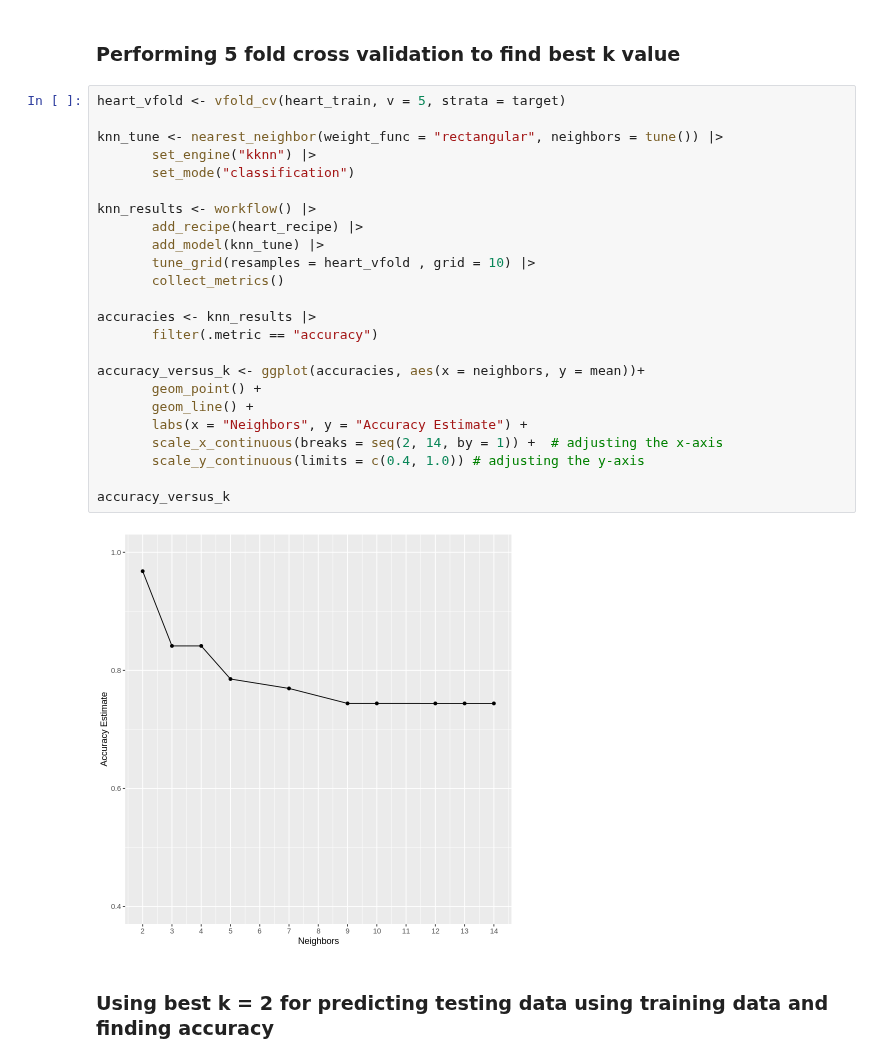
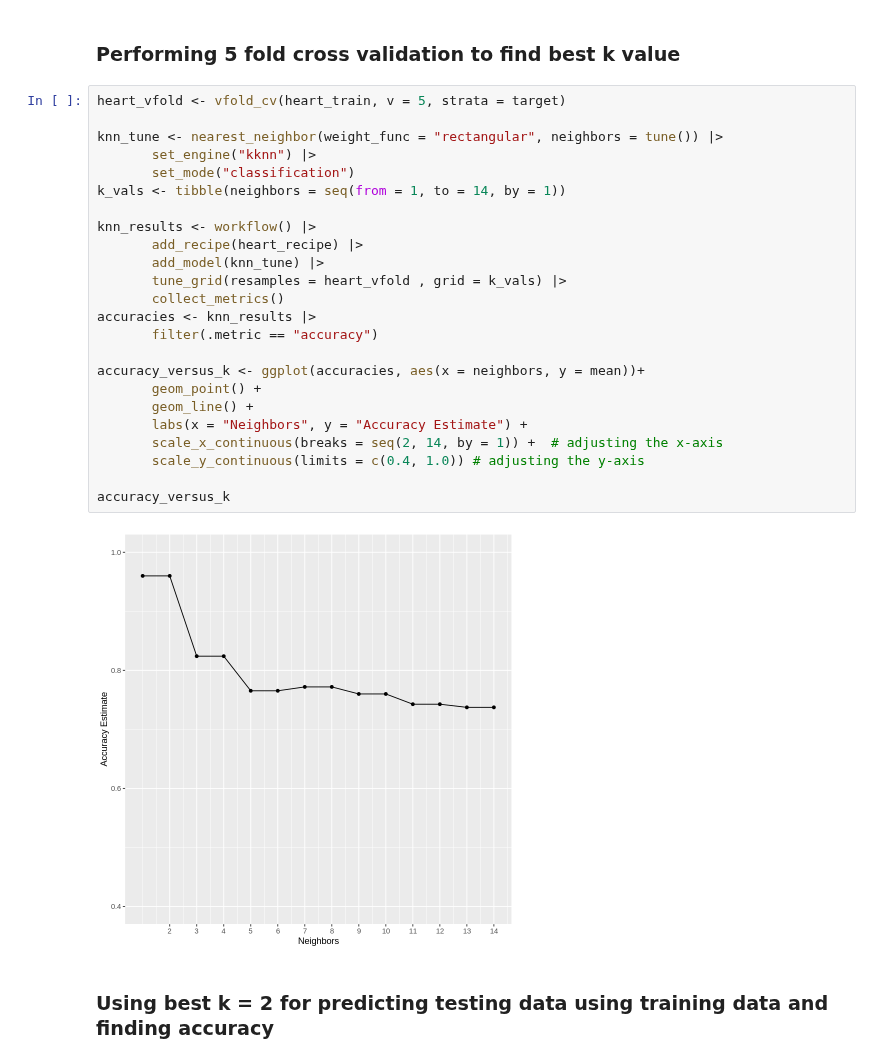
Before and after one commit to carriexu26/DSCI-Group-Project, a Jupyter notebook: heart_disease.ipynb, the cells around one changed output. Cells and saved outputs as stored; diff of their text form.

```diff
--- a/heart_disease.ipynb
+++ b/heart_disease.ipynb
@@ -148,29 +148,29 @@ heart_recipe <- recipe(target ~ age + trestbps + chol + thalach + oldpeak , data
 # %%
 heart_vfold <- vfold_cv(heart_train, v = 5, strata = target)
 
 knn_tune <- nearest_neighbor(weight_func = "rectangular", neighbors = tune()) |>
        set_engine("kknn") |>
        set_mode("classification")
+k_vals <- tibble(neighbors = seq(from = 1, to = 14, by = 1))
 
 knn_results <- workflow() |>
        add_recipe(heart_recipe) |>
        add_model(knn_tune) |>
-       tune_grid(resamples = heart_vfold , grid = 10) |>
+       tune_grid(resamples = heart_vfold , grid = k_vals) |>
        collect_metrics()
-
 accuracies <- knn_results |>
        filter(.metric == "accuracy")
 
 accuracy_versus_k <- ggplot(accuracies, aes(x = neighbors, y = mean))+
        geom_point() +
        geom_line() +
        labs(x = "Neighbors", y = "Accuracy Estimate") +
        scale_x_continuous(breaks = seq(2, 14, by = 1)) +  # adjusting the x-axis
        scale_y_continuous(limits = c(0.4, 1.0)) # adjusting the y-axis
 
 accuracy_versus_k
 # %% [output]
-[figure, old version]
+[figure, new version]
 # %% [markdown]
 ### Using best k = 2 for predicting testing data using training data and finding accuracy
 # %%
```
Also changed, not shown: parts of 5 cells of this notebook.
